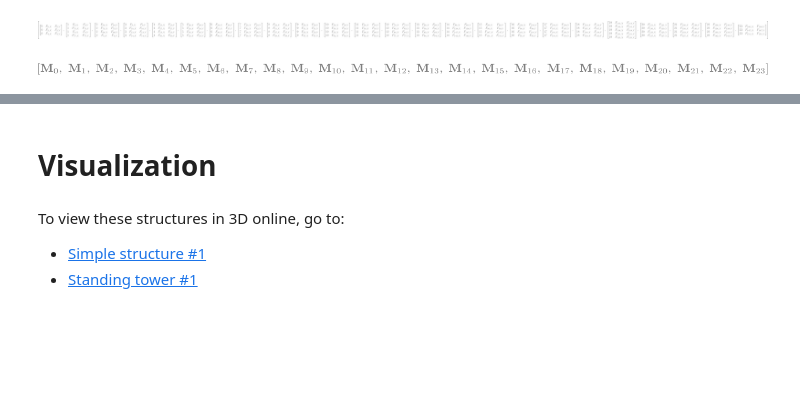
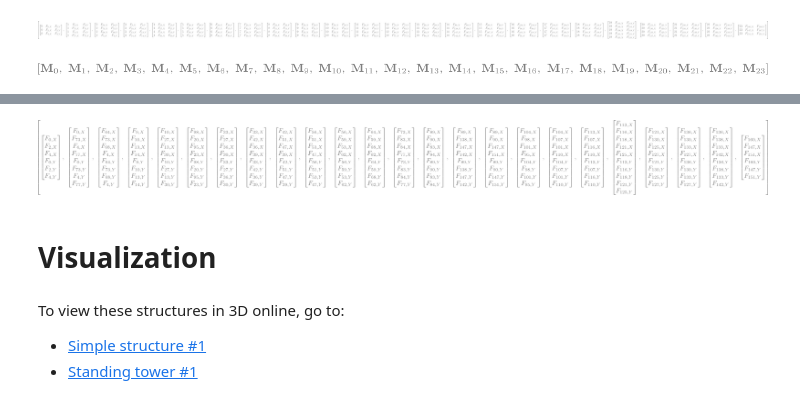
Before and after one commit to cstarkjp/ConceptualDesign, a Jupyter notebook: Notebooks/Demo.ipynb, the cells around one changed output, grey strips where cells are left out. Drawn from its saved outputs; the diff is of its cells as text; code cells hidden in the pictures; blank space fills up the shorter version.

```diff
--- a/Notebooks/Demo.ipynb
+++ b/Notebooks/Demo.ipynb
@@ -219,0 +219,7 @@ balance.d_member_forcemoment
+# %%
+[
+    forceinfo_[3]
+    for member_,forceinfo_ in balance.d_member_forceinfo.items()
+]
+# %% [output]
+[figure, added]
```
Also changed, not shown: parts of 7 cells of this notebook, 1 other file.
